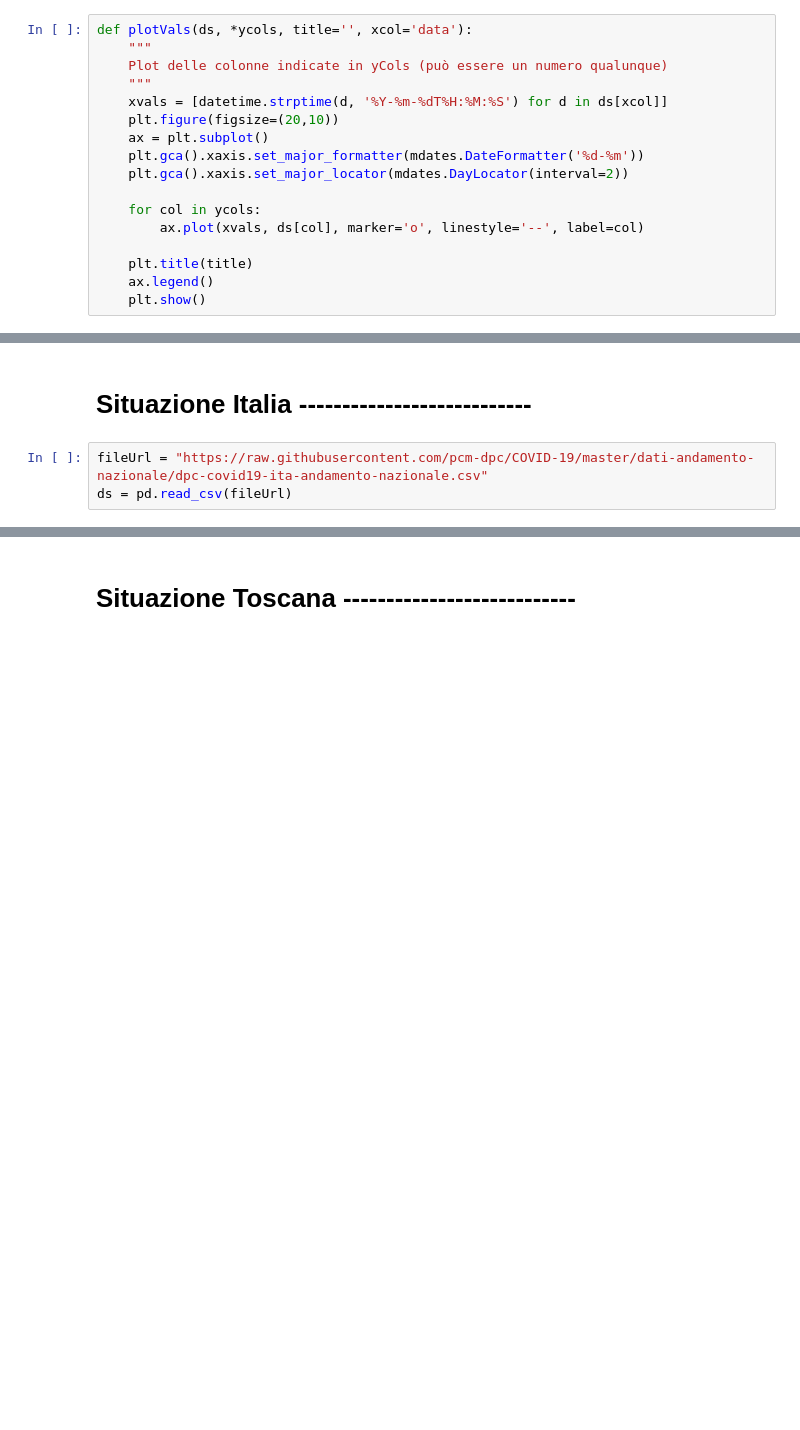
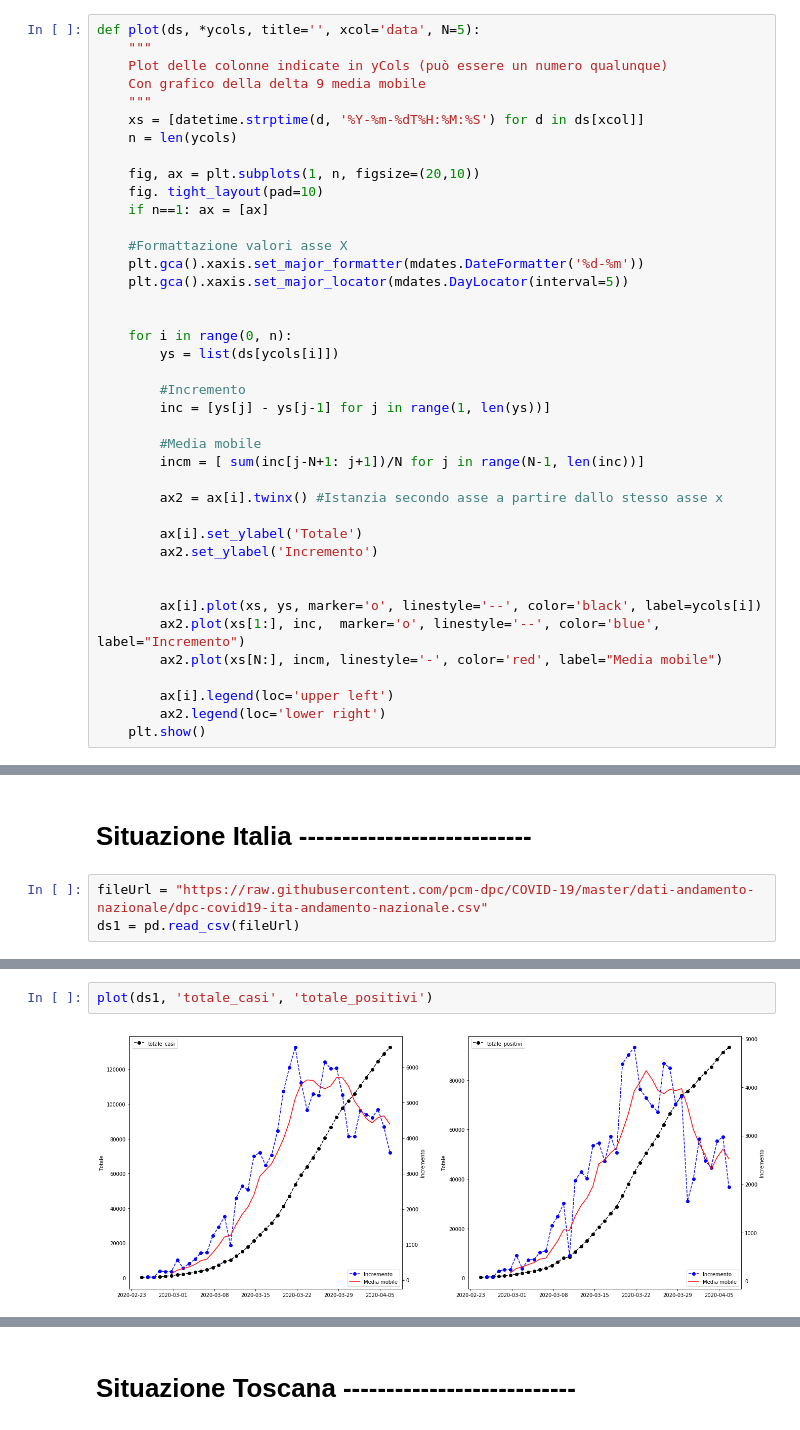
Before and after one commit to stefano-gaggero/COVID19, a Jupyter notebook: 2020-03 COVID.ipynb, the cells around one changed output, grey strips where cells are left out. Cells and saved outputs as stored; diff of their text form; blank space fills up the shorter version.

```diff
--- a/2020-03 COVID.ipynb
+++ b/2020-03 COVID.ipynb
@@ -25,19 +25,42 @@ import matplotlib.pyplot as plt
 import matplotlib.dates as mdates
 from datetime import datetime
 # %%
-def plotVals(ds, *ycols, title='', xcol='data'):
+def plot(ds, *ycols, title='', xcol='data', N=5):
     """
     Plot delle colonne indicate in yCols (può essere un numero qualunque)
+    Con grafico della delta 9 media mobile
     """
-    xvals = [datetime.strptime(d, '%Y-%m-%dT%H:%M:%S') for d in ds[xcol]]
-    plt.figure(figsize=(20,10))
-    ax = plt.subplot()
+    xs = [datetime.strptime(d, '%Y-%m-%dT%H:%M:%S') for d in ds[xcol]]
+    n = len(ycols)
+
+    fig, ax = plt.subplots(1, n, figsize=(20,10))
+    fig. tight_layout(pad=10)
+    if n==1: ax = [ax]
+
+    #Formattazione valori asse X
     plt.gca().xaxis.set_major_formatter(mdates.DateFormatter('%d-%m'))
-    plt.gca().xaxis.set_major_locator(mdates.DayLocator(interval=2))
+    plt.gca().xaxis.set_major_locator(mdates.DayLocator(interval=5))
 
-    for col in ycols:
-        ax.plot(xvals, ds[col], marker='o', linestyle='--', label=col)
 
-    plt.title(title)
-    ax.legend()
+    for i in range(0, n):
+        ys = list(ds[ycols[i]])
+
+        #Incremento
+        inc = [ys[j] - ys[j-1] for j in range(1, len(ys))]
+
+        #Media mobile
+        incm = [ sum(inc[j-N+1: j+1])/N for j in range(N-1, len(inc))]
+
+        ax2 = ax[i].twinx() #Istanzia secondo asse a partire dallo stesso asse x
+
+        ax[i].set_ylabel('Totale')
+        ax2.set_ylabel('Incremento')
+
+
+        ax[i].plot(xs, ys, marker='o', linestyle='--', color='black', label=ycols[i])
+        ax2.plot(xs[1:], inc,  marker='o', linestyle='--', color='blue', label="Incremento")
+        ax2.plot(xs[N:], incm, linestyle='-', color='red', label="Media mobile")
+
+        ax[i].legend(loc='upper left')
+        ax2.legend(loc='lower right')
     plt.show()
@@ -86,4 +85,4 @@ def plotLogPhaseSpace(ds, ycol, title='', N=5):
 # Situazione Italia ---------------------------
 # %%
 fileUrl = "https://raw.githubusercontent.com/pcm-dpc/COVID-19/master/dati-andamento-nazionale/dpc-covid19-ita-andamento-nazionale.csv"
-ds = pd.read_csv(fileUrl)
+ds1 = pd.read_csv(fileUrl)
@@ -109,0 +91,4 @@ plotLogPhaseSpace(ds, 'totale_casi', title='Incremento vs Totale casi (log-log)'
+# %%
+plot(ds1, 'totale_casi', 'totale_positivi')
+# %% [output]
+[figure, added]
```
Also changed, not shown: parts of 32 cells of this notebook.
